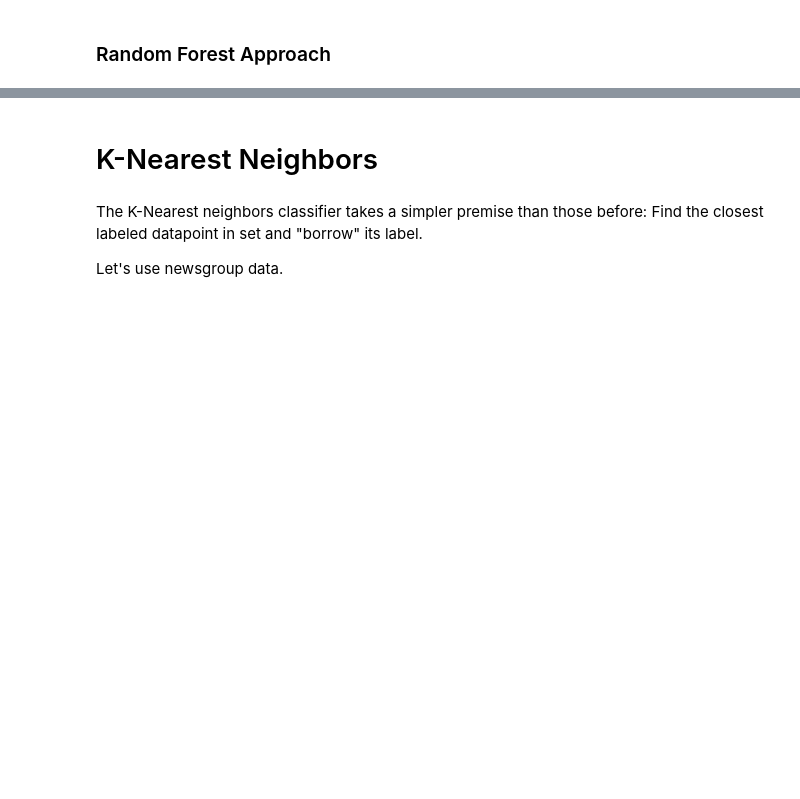
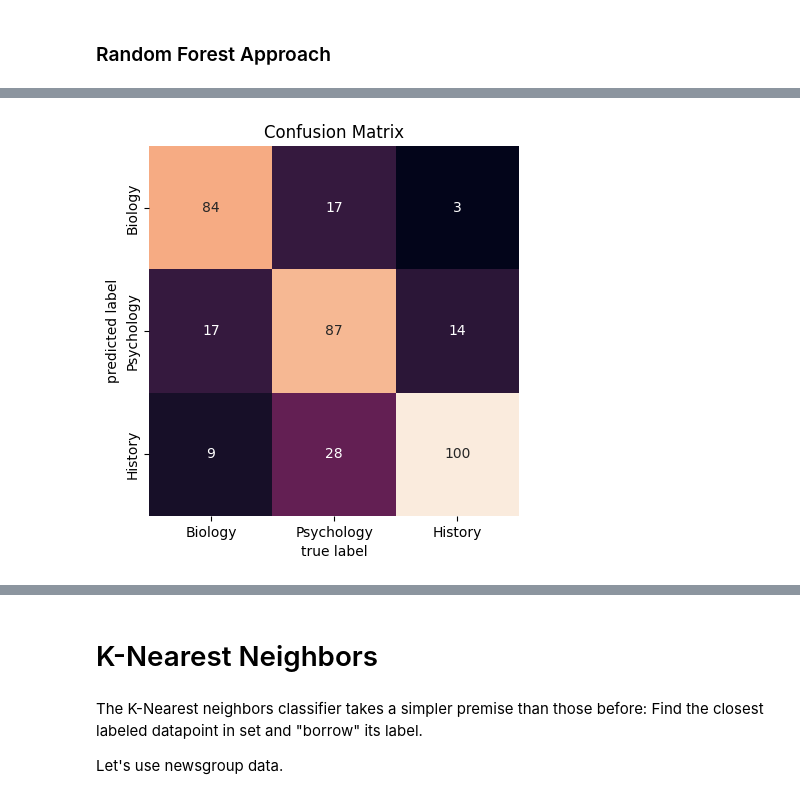
Before and after one commit to cty20010831/SOCI-40133-Computational-Content-Analysis, a Jupyter notebook: week 5/5-Classifying-Meanings-and-Documents.ipynb, the cells around one changed output, grey strips where cells are left out. Saved outputs shown, nothing was run; the diff lists cells and outputs as text; code cells hidden in the pictures; blank space fills up the shorter version.

```diff
--- a/week 5/5-Classifying-Meanings-and-Documents.ipynb
+++ b/week 5/5-Classifying-Meanings-and-Documents.ipynb
@@ -2126,0 +2150,2 @@ plotConfusionMatrix_updated(clf_tree, test_data_df)
+# %%
+evaluateClassifier_updated(bag, test_data_df)
@@ -2126,0 +2158,4 @@ plotConfusionMatrix_updated(clf_tree, test_data_df)
+# %%
+plotConfusionMatrix_updated(bag, test_data_df)
+# %% [output]
+[figure, added]
```
Also changed, not shown: parts of 8 cells of this notebook.
